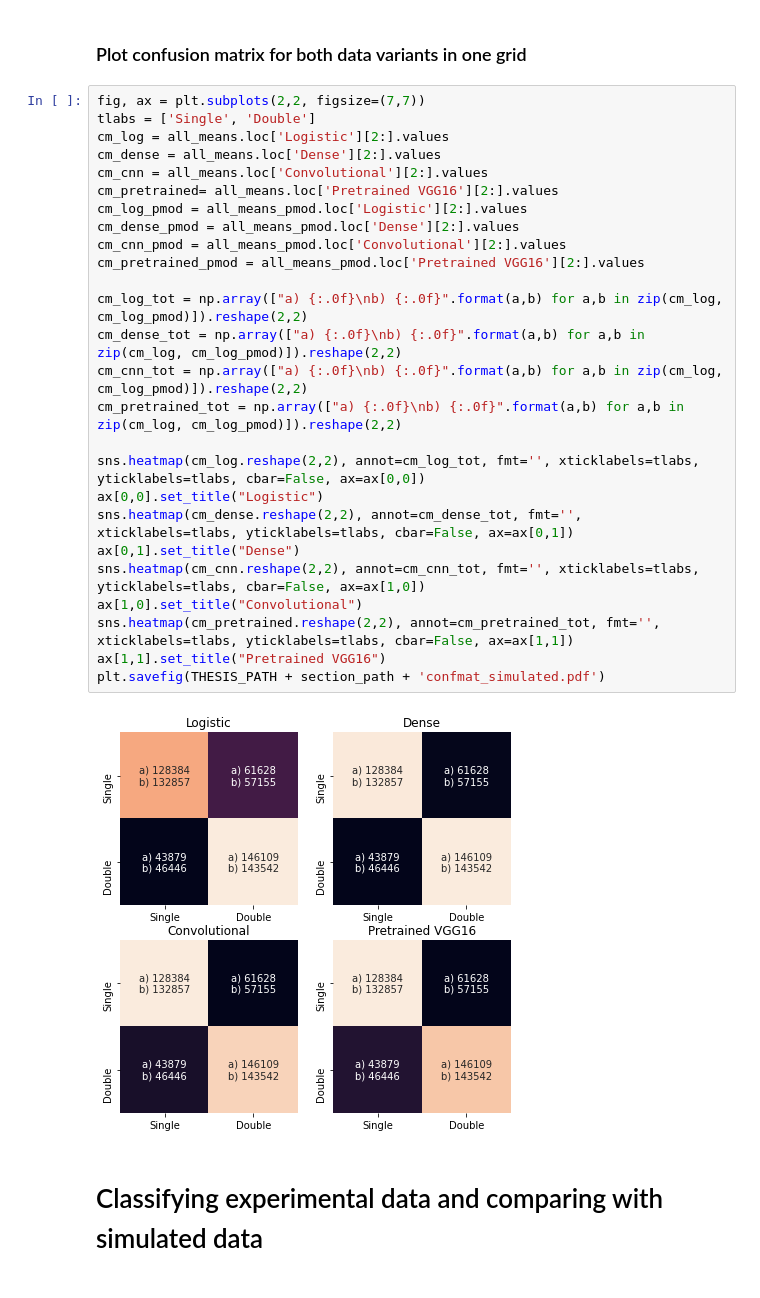
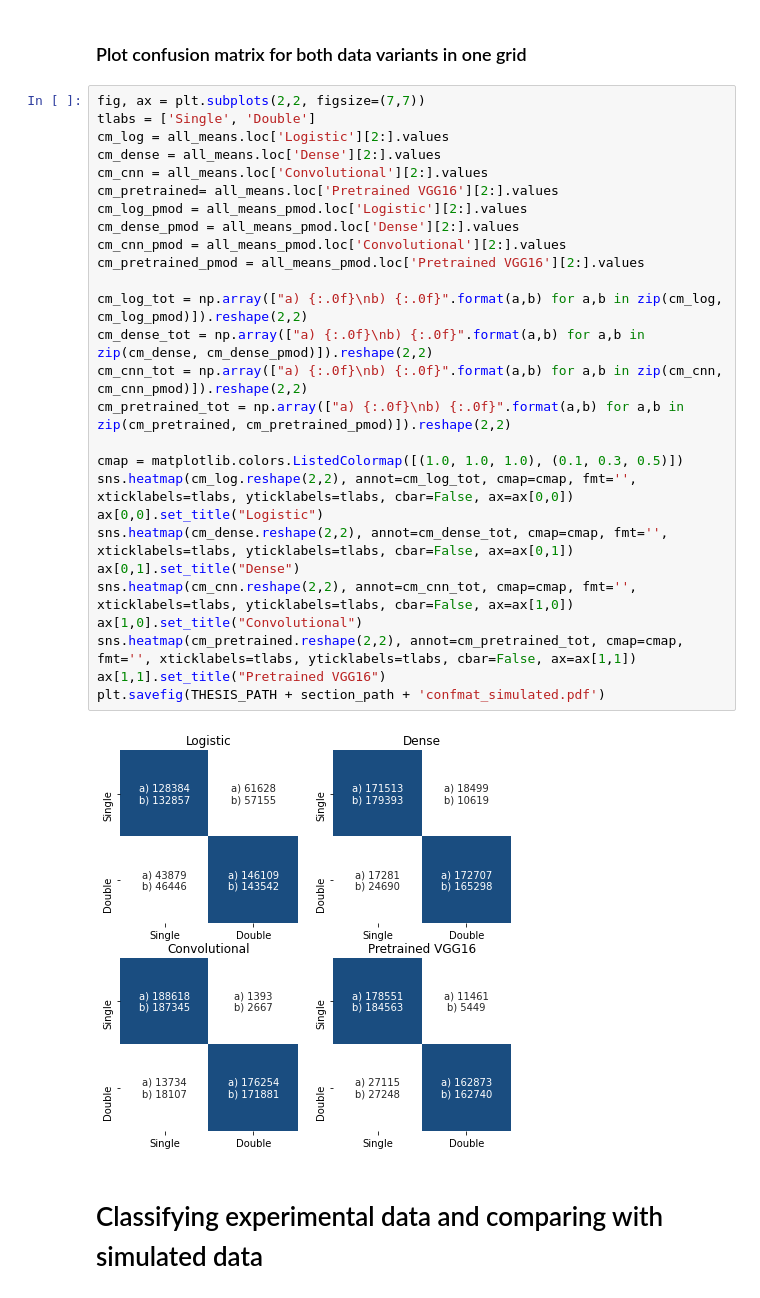
Before and after one commit to geirtul/master_analysis, a Jupyter notebook: notebooks/results/classification_simulated.ipynb, the cells around one changed output. Saved outputs shown, nothing was run; the diff lists cells and outputs as text.

```diff
--- a/notebooks/results/classification_simulated.ipynb
+++ b/notebooks/results/classification_simulated.ipynb
@@ -444,30 +444,31 @@ with open(fname, "w") as fp:
 # %%
 fig, ax = plt.subplots(2,2, figsize=(7,7))
 tlabs = ['Single', 'Double']
 cm_log = all_means.loc['Logistic'][2:].values
 cm_dense = all_means.loc['Dense'][2:].values
 cm_cnn = all_means.loc['Convolutional'][2:].values
 cm_pretrained= all_means.loc['Pretrained VGG16'][2:].values
 cm_log_pmod = all_means_pmod.loc['Logistic'][2:].values
 cm_dense_pmod = all_means_pmod.loc['Dense'][2:].values
 cm_cnn_pmod = all_means_pmod.loc['Convolutional'][2:].values
 cm_pretrained_pmod = all_means_pmod.loc['Pretrained VGG16'][2:].values
 
 cm_log_tot = np.array(["a) {:.0f}\nb) {:.0f}".format(a,b) for a,b in zip(cm_log, cm_log_pmod)]).reshape(2,2)
-cm_dense_tot = np.array(["a) {:.0f}\nb) {:.0f}".format(a,b) for a,b in zip(cm_log, cm_log_pmod)]).reshape(2,2)
-cm_cnn_tot = np.array(["a) {:.0f}\nb) {:.0f}".format(a,b) for a,b in zip(cm_log, cm_log_pmod)]).reshape(2,2)
-cm_pretrained_tot = np.array(["a) {:.0f}\nb) {:.0f}".format(a,b) for a,b in zip(cm_log, cm_log_pmod)]).reshape(2,2)
+cm_dense_tot = np.array(["a) {:.0f}\nb) {:.0f}".format(a,b) for a,b in zip(cm_dense, cm_dense_pmod)]).reshape(2,2)
+cm_cnn_tot = np.array(["a) {:.0f}\nb) {:.0f}".format(a,b) for a,b in zip(cm_cnn, cm_cnn_pmod)]).reshape(2,2)
+cm_pretrained_tot = np.array(["a) {:.0f}\nb) {:.0f}".format(a,b) for a,b in zip(cm_pretrained, cm_pretrained_pmod)]).reshape(2,2)
 
-sns.heatmap(cm_log.reshape(2,2), annot=cm_log_tot, fmt='', xticklabels=tlabs, yticklabels=tlabs, cbar=False, ax=ax[0,0])
+cmap = matplotlib.colors.ListedColormap([(1.0, 1.0, 1.0), (0.1, 0.3, 0.5)])
+sns.heatmap(cm_log.reshape(2,2), annot=cm_log_tot, cmap=cmap, fmt='', xticklabels=tlabs, yticklabels=tlabs, cbar=False, ax=ax[0,0])
 ax[0,0].set_title("Logistic")
-sns.heatmap(cm_dense.reshape(2,2), annot=cm_dense_tot, fmt='', xticklabels=tlabs, yticklabels=tlabs, cbar=False, ax=ax[0,1])
+sns.heatmap(cm_dense.reshape(2,2), annot=cm_dense_tot, cmap=cmap, fmt='', xticklabels=tlabs, yticklabels=tlabs, cbar=False, ax=ax[0,1])
 ax[0,1].set_title("Dense")
-sns.heatmap(cm_cnn.reshape(2,2), annot=cm_cnn_tot, fmt='', xticklabels=tlabs, yticklabels=tlabs, cbar=False, ax=ax[1,0])
+sns.heatmap(cm_cnn.reshape(2,2), annot=cm_cnn_tot, cmap=cmap, fmt='', xticklabels=tlabs, yticklabels=tlabs, cbar=False, ax=ax[1,0])
 ax[1,0].set_title("Convolutional")
-sns.heatmap(cm_pretrained.reshape(2,2), annot=cm_pretrained_tot, fmt='', xticklabels=tlabs, yticklabels=tlabs, cbar=False, ax=ax[1,1])
+sns.heatmap(cm_pretrained.reshape(2,2), annot=cm_pretrained_tot, cmap=cmap, fmt='', xticklabels=tlabs, yticklabels=tlabs, cbar=False, ax=ax[1,1])
 ax[1,1].set_title("Pretrained VGG16")
 plt.savefig(THESIS_PATH + section_path + 'confmat_simulated.pdf')
 # %% [output]
-[figure, old version]
+[figure, new version]
 # %% [markdown]
 # Classifying experimental data and comparing with simulated data
```
